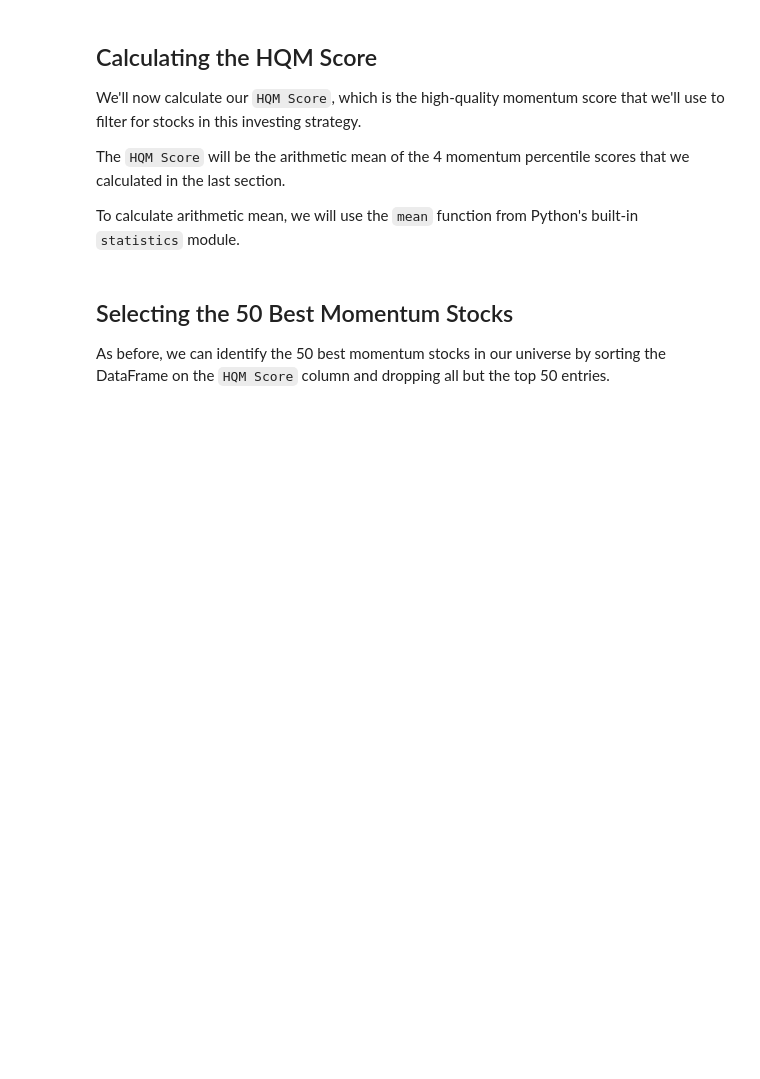
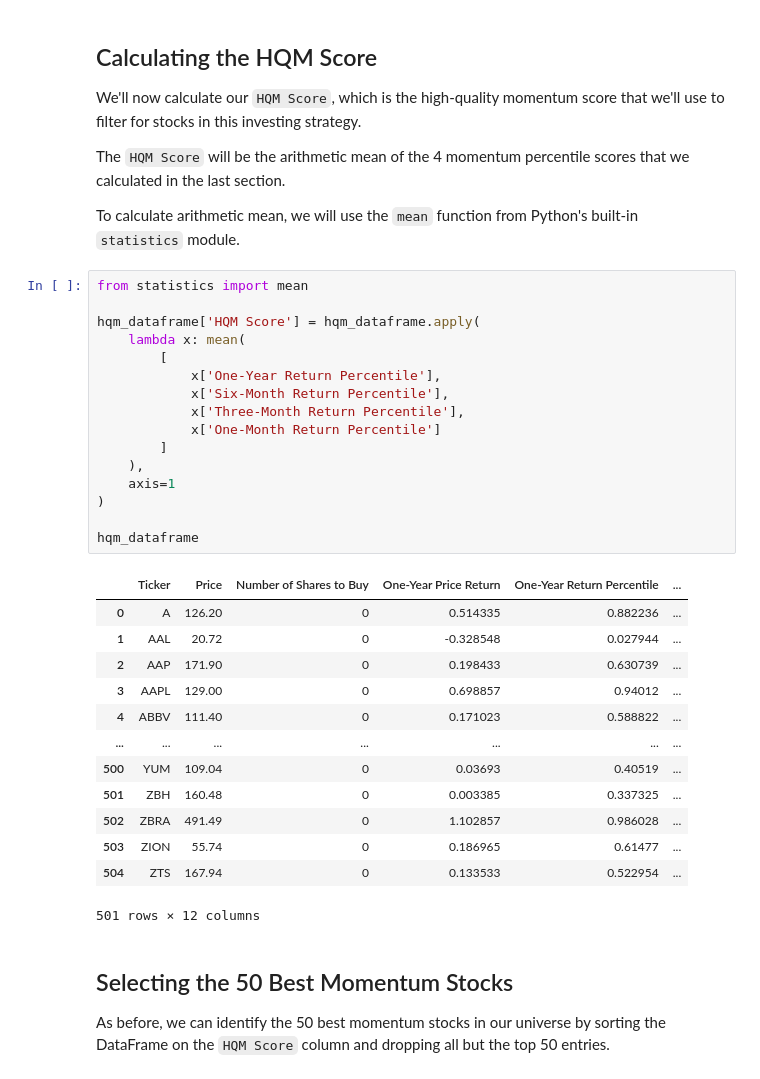
Before and after one commit to i0nathan/algorithmic-trading-python, a Jupyter notebook: starter_files/002_quantitative_momentum_strategy.ipynb, the cells around one changed output. Cells and saved outputs as stored; diff of their text form; blank space fills up the shorter version.

```diff
--- a/starter_files/002_quantitative_momentum_strategy.ipynb
+++ b/starter_files/002_quantitative_momentum_strategy.ipynb
@@ -300,6 +300,36 @@ We'll now calculate our `HQM Score`, which is the high-quality momentum score th
 The `HQM Score` will be the arithmetic mean of the 4 momentum percentile scores that we calculated in the last section.
 
 To calculate arithmetic mean, we will use the `mean` function from Python's built-in `statistics` module.
+# %%
+from statistics import mean
+
+hqm_dataframe['HQM Score'] = hqm_dataframe.apply(
+    lambda x: mean(
+        [
+            x['One-Year Return Percentile'],
+            x['Six-Month Return Percentile'],
+            x['Three-Month Return Percentile'],
+            x['One-Month Return Percentile']
+        ]
+    ),
+    axis=1
+)
+
+hqm_dataframe
+# %% [output]
+|  | Ticker | Price | Number of Shares to Buy | One-Year Price Return | One-Year Return Percentile | ... |
+| 0 | A | 126.20 | 0 | 0.514335 | 0.882236 | ... |
+| 1 | AAL | 20.72 | 0 | -0.328548 | 0.027944 | ... |
+| 2 | AAP | 171.90 | 0 | 0.198433 | 0.630739 | ... |
+| 3 | AAPL | 129.00 | 0 | 0.698857 | 0.94012 | ... |
+| 4 | ABBV | 111.40 | 0 | 0.171023 | 0.588822 | ... |
+| ... | ... | ... | ... | ... | ... | ... |
+| 500 | YUM | 109.04 | 0 | 0.03693 | 0.40519 | ... |
+| 501 | ZBH | 160.48 | 0 | 0.003385 | 0.337325 | ... |
+| 502 | ZBRA | 491.49 | 0 | 1.102857 | 0.986028 | ... |
+| 503 | ZION | 55.74 | 0 | 0.186965 | 0.61477 | ... |
+| 504 | ZTS | 167.94 | 0 | 0.133533 | 0.522954 | ... |
+501 rows × 12 columns
 # %% [markdown]
 ## Selecting the 50 Best Momentum Stocks
 
```
Also changed, not shown: parts of 7 cells of this notebook.
